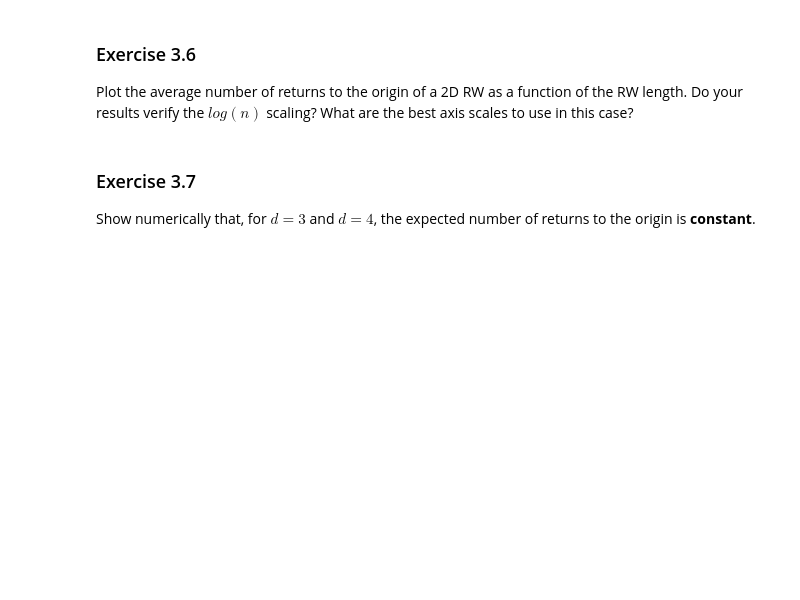
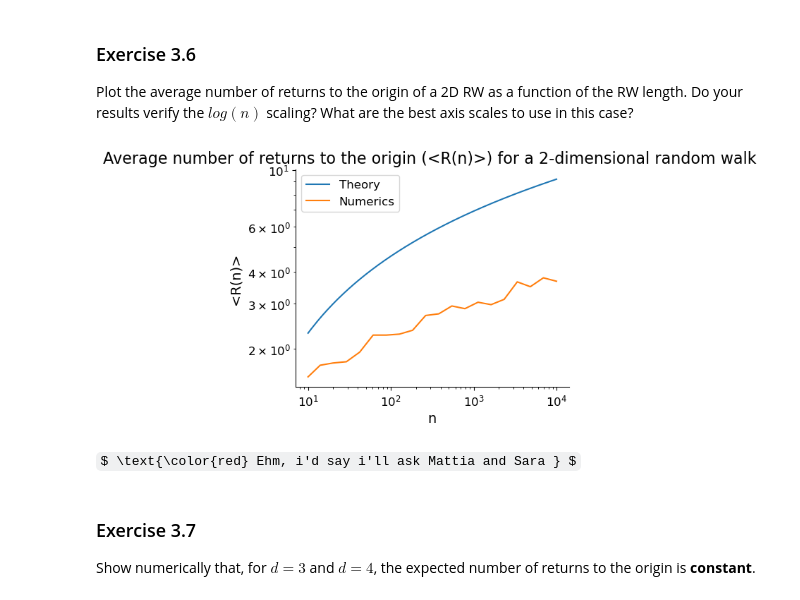
Before and after one commit to 12nihil12/fis_stat, a Jupyter notebook: notebooks/3-Random-Walks.ipynb, the cells around one changed output. Cells and saved outputs as stored; diff of their text form; code cells hidden in the pictures; some formulas as TeX source; blank space fills up the shorter version.

```diff
--- a/notebooks/3-Random-Walks.ipynb
+++ b/notebooks/3-Random-Walks.ipynb
@@ -204,3 +222,32 @@ Plot the average number of returns to the origin of a 2D RW as a function of the
+# %%
+# do the simulations for d=2
+# define range of RW lengths
+dim=2
+num_returns_array = np.array([
+    get_average_num_returns(length=length, dim=dim)
+    for length in length_array
+])
+# %%
+# plot the numerical results + theory
+
+fig, ax = plt.subplots(1, 1, figsize=(5, 4))
+# plot theoretical result
+n=np.linspace(length_min,length_max,length_max-length_min)
+ax.loglog(n,np.log(n), label="Theory")
+# plot numerical result
+ax.loglog(length_array,num_returns_array, label="Numerics")
+# add axis labels
+ax.set_xlabel("n")
+ax.set_ylabel("<R(n)> ")
+# add a legend
+ax.legend()
+# add a title (e.g. that says what dimension we used)
+ax.set_title(f"Average number of returns to the origin (<R(n)>) for a {dim}-dimensional random walk ")
+plt.show()
+# %% [output]
+[figure, added]
+# %% [markdown]
+$ \text{\color{red} Ehm, i'd say i'll ask Mattia and Sara } $
 # %% [markdown]
 ### Exercise 3.7
 Show numerically that, for $d=3$ and $d=4$, the expected number of returns to the origin is **constant**.
```
Also changed, not shown: parts of 8 cells of this notebook, 1 other file.
